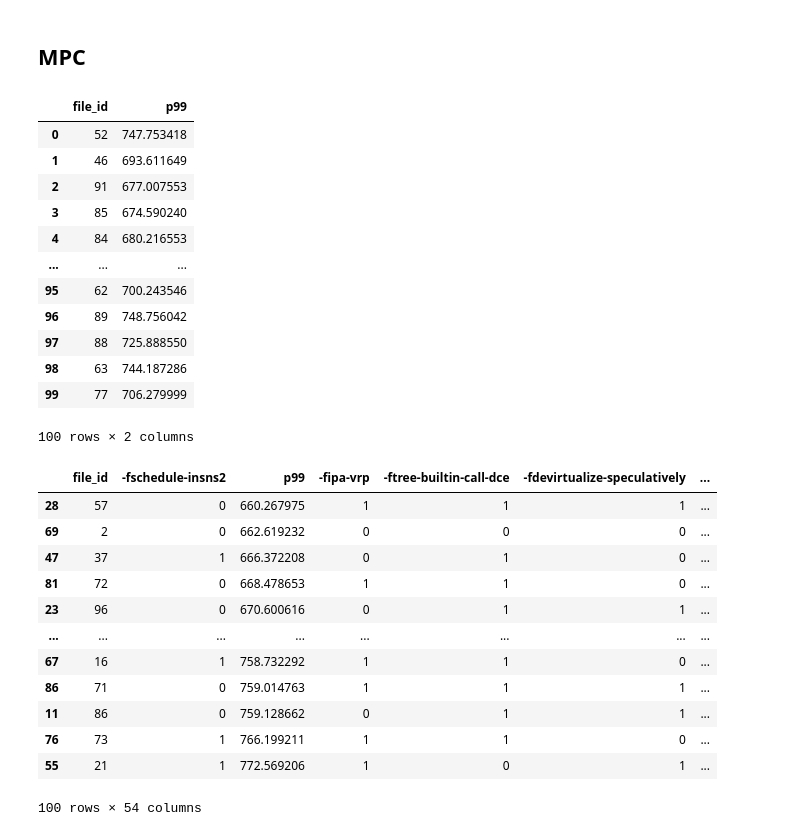
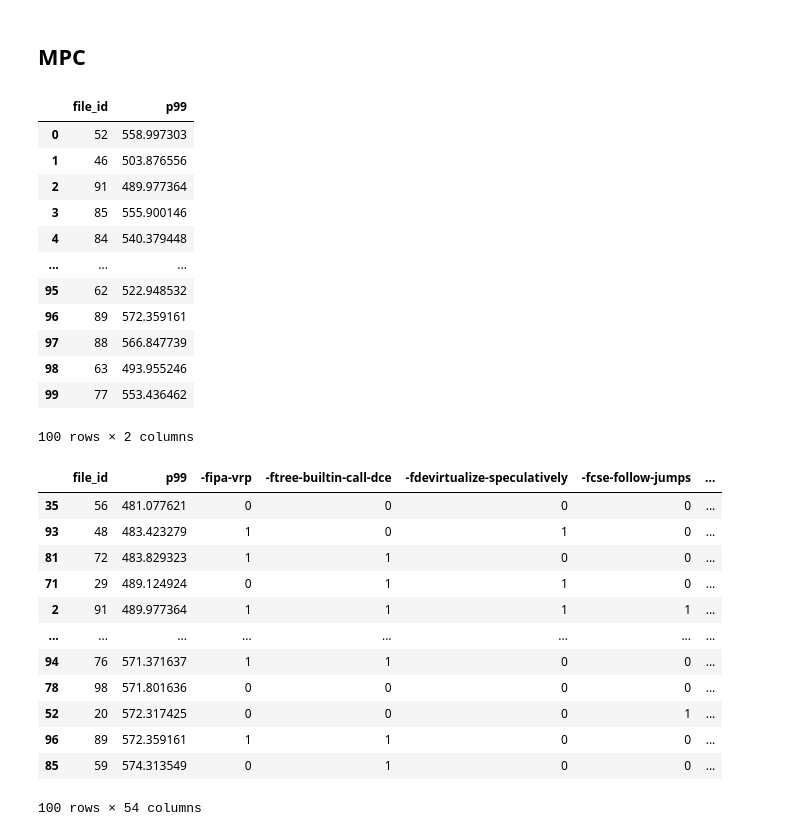
Before and after one commit to shengjiex98/pwcet-safety, a Jupyter notebook: plotting/plot.ipynb, the cells around one changed output. Saved outputs shown, nothing was run; the diff lists cells and outputs as text; code cells hidden in the pictures.

```diff
--- a/plotting/plot.ipynb
+++ b/plotting/plot.ipynb
@@ -22,18 +22,18 @@ timing_measurements = {}
 
 # Iterate over all files in the directory
 for filename in os.listdir(json_directory):
-    if filename.endswith('.json') and not filename.startswith('exc-'):
+    if filename.endswith('emnist.json') and not filename.startswith('exc-'):
         file_path = os.path.join(json_directory, filename)
         with open(file_path, 'r') as file:
             timing_measurements[filename] = json.load(file)["t"][1:]
 
 # Determine the number of rows and columns
 num_files = len(timing_measurements)
-num_cols = 2
+num_cols = 1
 num_rows = math.ceil(num_files / num_cols)
 
 # Create subplots using matplotlib
-fig, axes = plt.subplots(num_rows, num_cols, figsize=(10, 5 * num_rows))
+fig, axes = plt.subplots(num_rows, num_cols, figsize=(5, 5 * num_rows))
 axes = axes.flatten() if num_files > 1 else [axes]
 
 # Add histograms to the subplot figure
@@ -184,66 +182,66 @@ for file in glob.glob(os.path.join(data_dir, "*.csv")):
     # Read the CSV file (without header)
     df = pd.read_csv(file, header=None, names=['hit_chance', 'period', 'low', 'p99', 'high'])
 
-    # Check the condition and get the 'p99' value of the first row that satisfies 'p > 0.25'
+    # Check the condition and get the lowest 'p99' value of the rows that satisfie 'p > 0.25'
     filtered_df = df[df['hit_chance'] > 0.25]
     if not filtered_df.empty:
-        first_p99 = filtered_df.iloc[0]['p99']
+        lowest_p99 = filtered_df['p99'].min()
         # Append the file number and corresponding p99 value to the list
-        data.append({'file_id': file_id, 'p99': first_p99})
+        data.append({'file_id': file_id, 'p99': lowest_p99})
 
 # Create a DataFrame from the collected data
 result_df = pd.DataFrame(data)
 result_df
 # %% [output]
 |  | file_id | p99 |
-| 0 | 52 | 747.753418 |
-| 1 | 46 | 693.611649 |
-| 2 | 91 | 677.007553 |
-| 3 | 85 | 674.590240 |
-| 4 | 84 | 680.216553 |
+| 0 | 52 | 558.997303 |
+| 1 | 46 | 503.876556 |
+| 2 | 91 | 489.977364 |
+| 3 | 85 | 555.900146 |
+| 4 | 84 | 540.379448 |
 | ... | ... | ... |
-| 95 | 62 | 700.243546 |
-| 96 | 89 | 748.756042 |
-| 97 | 88 | 725.888550 |
-| 98 | 63 | 744.187286 |
-| 99 | 77 | 706.279999 |
+| 95 | 62 | 522.948532 |
+| 96 | 89 | 572.359161 |
+| 97 | 88 | 566.847739 |
+| 98 | 63 | 493.955246 |
+| 99 | 77 | 553.436462 |
 100 rows × 2 columns
 # %%
 flags_dir = data_dir = os.path.join(
     project_dir,
     'data-csv',
     'compiler_flags_summary.csv'
 )
 
 df_flags = pd.read_csv(flags_dir, index_col='file_id')
 df_flags = pd.merge(result_df, df_flags, on='file_id')
 
 cols = list(df_flags.columns)
-cols.insert(1, cols.pop(cols.index('-fschedule-insns2')))
+# cols.insert(1, cols.pop(cols.index('-fschedule-insns2')))
 # Reorder the DataFrame with the updated column order
-df_flags = df_flags[cols]
+# df_flags = df_flags[cols]
 
 # df_flags.sort_index(inplace=True)
 df_flags.sort_values(by='p99', inplace=True)
 
 # # Set display options to show all rows and columns
 # pd.set_option('display.max_rows', None)     # Show all rows
 # pd.set_option('display.max_columns', None)  # Show all columns
 
 df_flags
 # %% [output]
-|  | file_id | -fschedule-insns2 | p99 | -fipa-vrp | -ftree-builtin-call-dce | -fdevirtualize-speculatively | ... |
-| 28 | 57 | 0 | 660.267975 | 1 | 1 | 1 | ... |
-| 69 | 2 | 0 | 662.619232 | 0 | 0 | 0 | ... |
-| 47 | 37 | 1 | 666.372208 | 0 | 1 | 0 | ... |
-| 81 | 72 | 0 | 668.478653 | 1 | 1 | 0 | ... |
-| 23 | 96 | 0 | 670.600616 | 0 | 1 | 1 | ... |
+|  | file_id | p99 | -fipa-vrp | -ftree-builtin-call-dce | -fdevirtualize-speculatively | -fcse-follow-jumps | ... |
+| 35 | 56 | 481.077621 | 0 | 0 | 0 | 0 | ... |
+| 93 | 48 | 483.423279 | 1 | 0 | 1 | 0 | ... |
+| 81 | 72 | 483.829323 | 1 | 1 | 0 | 0 | ... |
+| 71 | 29 | 489.124924 | 0 | 1 | 1 | 0 | ... |
+| 2 | 91 | 489.977364 | 1 | 1 | 1 | 1 | ... |
 | ... | ... | ... | ... | ... | ... | ... | ... |
-| 67 | 16 | 1 | 758.732292 | 1 | 1 | 0 | ... |
-| 86 | 71 | 0 | 759.014763 | 1 | 1 | 1 | ... |
-| 11 | 86 | 0 | 759.128662 | 0 | 1 | 1 | ... |
-| 76 | 73 | 1 | 766.199211 | 1 | 1 | 0 | ... |
-| 55 | 21 | 1 | 772.569206 | 1 | 0 | 1 | ... |
+| 94 | 76 | 571.371637 | 1 | 1 | 0 | 0 | ... |
+| 78 | 98 | 571.801636 | 0 | 0 | 0 | 0 | ... |
+| 52 | 20 | 572.317425 | 0 | 0 | 0 | 1 | ... |
+| 96 | 89 | 572.359161 | 1 | 1 | 0 | 0 | ... |
+| 85 | 59 | 574.313549 | 0 | 1 | 0 | 0 | ... |
 100 rows × 54 columns
 # %%
 pd.reset_option('display.max_rows')
```
Also changed, not shown: parts of 7 cells of this notebook, 6 other files.
